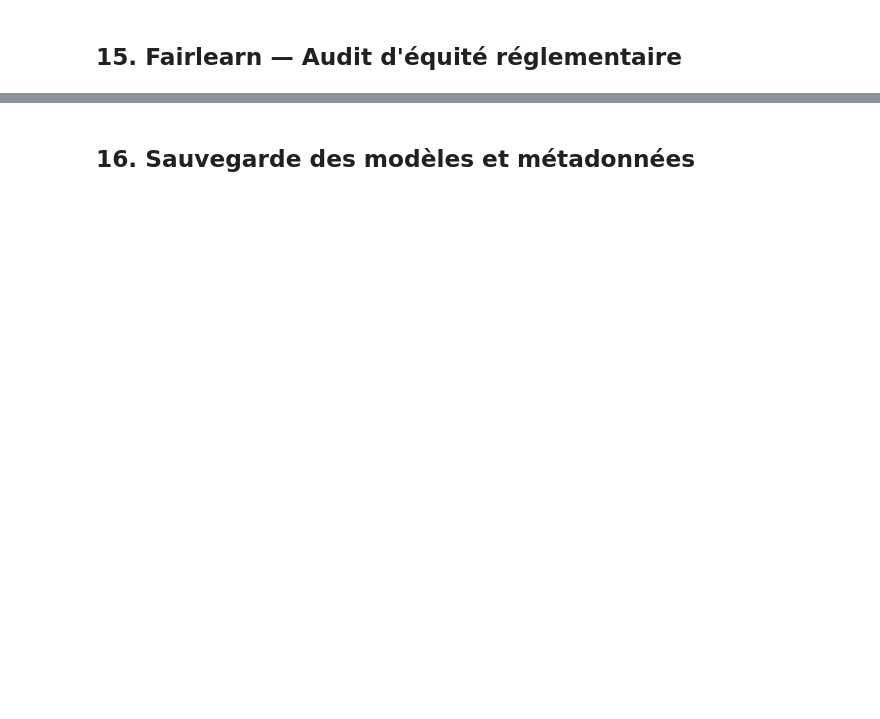
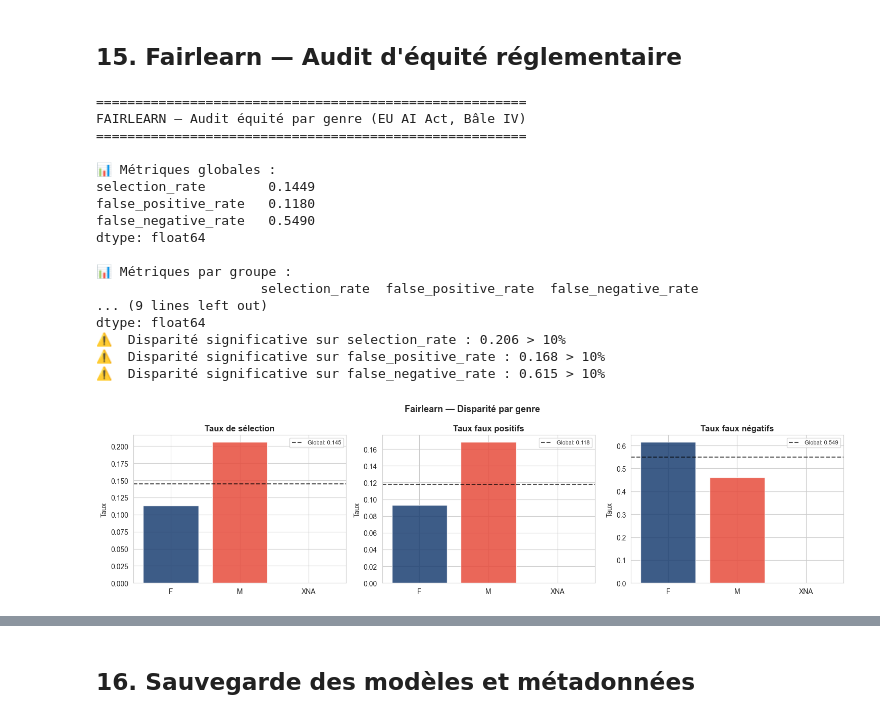
Before and after one commit to mangoderb-sudo/finshield-ai, a Jupyter notebook: notebooks/modeling/03_scoring_model_v2.ipynb, the cells around one changed output, grey strips where cells are left out. Saved outputs shown, nothing was run; the diff lists cells and outputs as text; code cells hidden in the pictures; blank space fills up the shorter version.

```diff
--- a/notebooks/modeling/03_scoring_model_v2.ipynb
+++ b/notebooks/modeling/03_scoring_model_v2.ipynb
@@ -739,8 +2341,13 @@ plt.show()
 # %% [markdown]
 ## 15. Fairlearn — Audit d'équité réglementaire
 # %%
-if 'CODE_GENDER' in X_test.columns:
-    sensitive = X_test['CODE_GENDER'].values
+# ── Prédictions finales avec seuil optimal 0.45 ────────────────────
+print('Calcul des prédictions finales avec seuil 0.45...')
+y_proba_final_enhanced = pipe_xgb_enhanced.predict_proba(X_test_enh)[:, 1]
+y_pred_final_threshold = (y_proba_final_enhanced >= 0.45).astype(int)
+
+if 'CODE_GENDER' in X_test_enh.columns:
+    sensitive = X_test_enh['CODE_GENDER'].values
 
     mf = MetricFrame(
         metrics={
@@ -748,8 +2355,8 @@ if 'CODE_GENDER' in X_test.columns:
             'false_positive_rate': false_positive_rate,
             'false_negative_rate': false_negative_rate,
         },
-        y_true            = y_test,
-        y_pred            = y_pred_final,
+        y_true            = y_test_enh,
+        y_pred            = y_pred_final_threshold,
         sensitive_features = sensitive
     )
 
@@ -767,31 +2374,50 @@ if 'CODE_GENDER' in X_test.columns:
     print(disp.round(4))
 
     # Flag si disparité > 10%
     for metric, val in disp.items():
         if val > 0.10:
             print(f'⚠️  Disparité significative sur {metric} : {val:.3f} > 10%')
         else:
             print(f'✅ {metric} : disparité acceptable ({val:.3f})')
 
     # Visualisation
     fig, axes = plt.subplots(1, 3, figsize=(15, 4))
     metrics_list = ['selection_rate', 'false_positive_rate', 'false_negative_rate']
     titles = ['Taux de sélection', 'Taux faux positifs', 'Taux faux négatifs']
 
     for ax, metric, title in zip(axes, metrics_list, titles):
         by_g = mf.by_group[metric]
         ax.bar(by_g.index, by_g.values,
                color=['#1B3F72', '#E74C3C', '#F39C12'][:len(by_g)],
                edgecolor='white', alpha=0.85)
         ax.axhline(y=mf.overall[metric], color='black', linestyle='--',
                    alpha=0.7, label=f'Global: {mf.overall[metric]:.3f}')
         ax.set_title(title, fontweight='bold')
         ax.legend(fontsize=8)
         ax.set_ylabel('Taux')
 
     plt.suptitle('Fairlearn — Disparité par genre', fontsize=13, fontweight='bold')
     plt.tight_layout()
-    plt.savefig('/content/docs/fairlearn_audit.png', bbox_inches='tight', dpi=150)
+    plt.savefig(DOCS_DIR / 'fairlearn_audit.png', bbox_inches='tight', dpi=150)
     plt.show()
 else:
     print('⚠️  CODE_GENDER non disponible après preprocessing — audit skippé')
+# %% [output]
+=======================================================
+FAIRLEARN — Audit équité par genre (EU AI Act, Bâle IV)
+=======================================================
+
+📊 Métriques globales :
+selection_rate        0.1449
+false_positive_rate   0.1180
+false_negative_rate   0.5490
+dtype: float64
+
+📊 Métriques par groupe :
+                     selection_rate  false_positive_rate  false_negative_rate
+... (9 lines left out)
+dtype: float64
+⚠️  Disparité significative sur selection_rate : 0.206 > 10%
+⚠️  Disparité significative sur false_positive_rate : 0.168 > 10%
+⚠️  Disparité significative sur false_negative_rate : 0.615 > 10%
+[figure, added]
```
Also changed, not shown: parts of 51 cells of this notebook, 9 other files.
